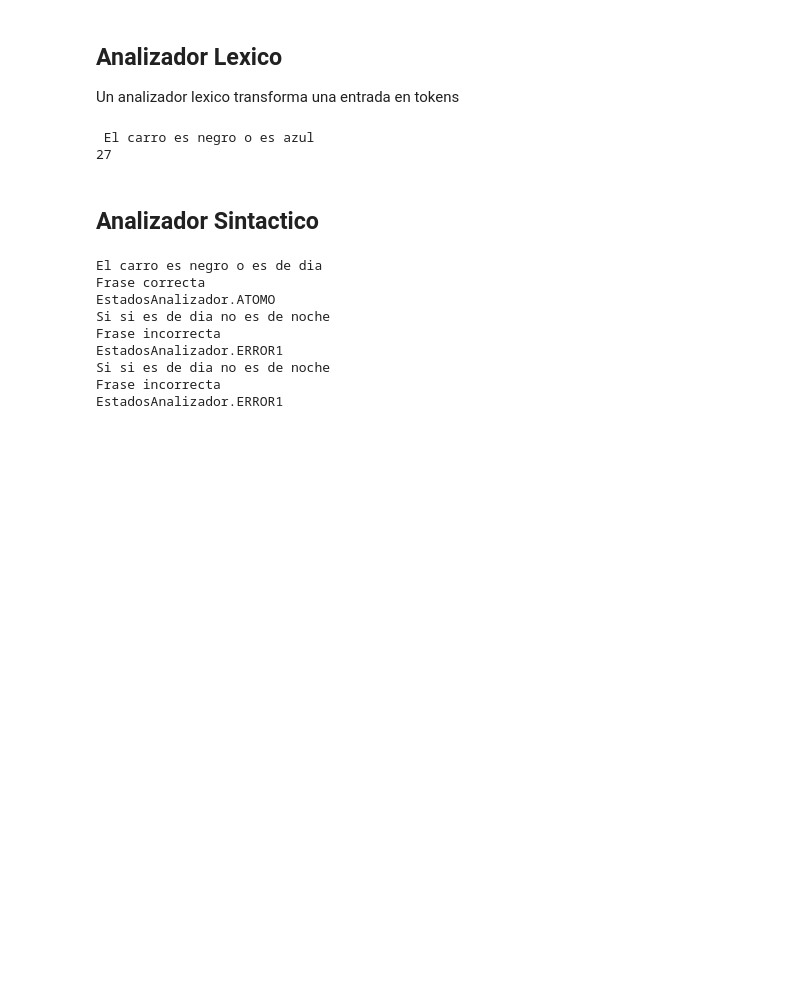
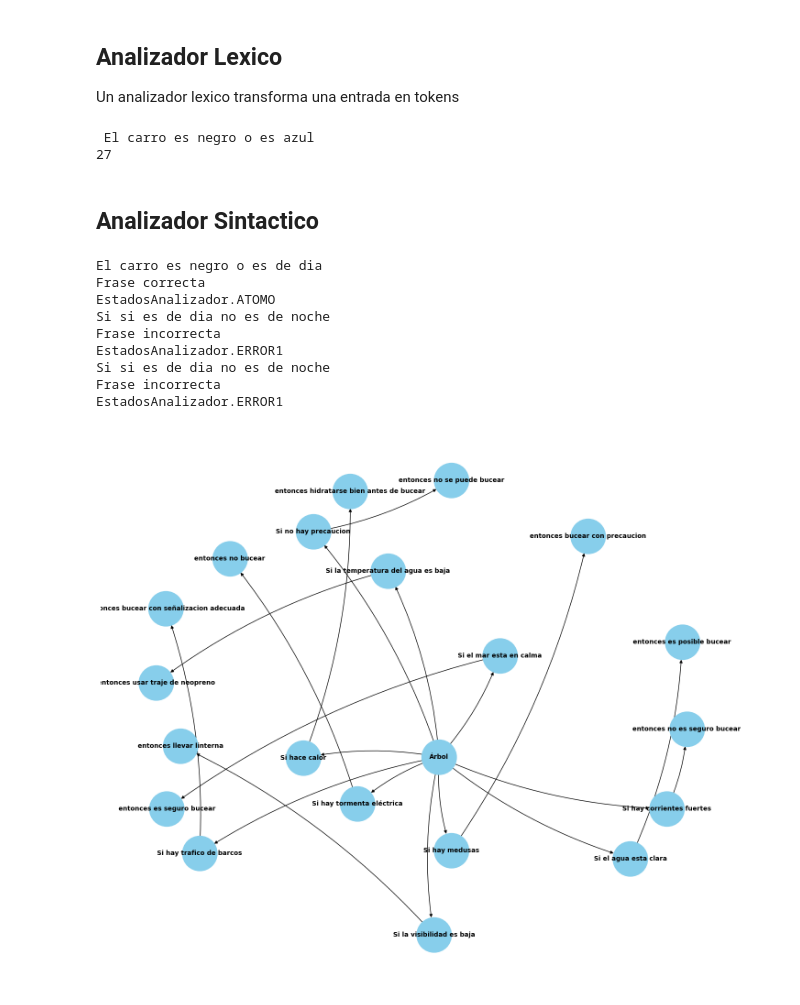
Before and after one commit to BJGB01/SistemaExperto, a Jupyter notebook: Escaner_recursivo.ipynb, the cells around one changed output. Saved outputs shown, nothing was run; the diff lists cells and outputs as text; code cells hidden in the pictures; blank space fills up the shorter version.

```diff
--- a/Escaner_recursivo.ipynb
+++ b/Escaner_recursivo.ipynb
@@ -179,0 +255,90 @@ EstadosAnalizador.ERROR1
+# %%
+import matplotlib.pyplot as plt
+import networkx as nx
+
+class Node:
+    def __init__(self, value):
+        self.value = value
+        self.children = []
+
+    def add_child(self, child):
+        self.children.append(child)
+# %%
+def generate_tree():
+    # Crear el árbol de expresiones
+    root = Node('Árbol')
+
+    # Crear nodos para cada expresión
+    ex1 = Node('Si el agua esta clara')
+    ex1_then = Node('entonces es posible bucear')
+    ex1.add_child(ex1_then)
+
+    ex2 = Node('Si hay medusas')
+    ex2_then = Node('entonces bucear con precaucion')
+    ex2.add_child(ex2_then)
+
+    ex3 = Node('Si no hay precaucion')
+    ex3_then = Node('entonces no se puede bucear')
+    ex3.add_child(ex3_then)
+
+    ex4 = Node('Si hay corrientes fuertes')
+    ex4_then = Node('entonces no es seguro bucear')
+    ex4.add_child(ex4_then)
+
+    ex5 = Node('Si la visibilidad es baja')
+    ex5_then = Node('entonces llevar linterna')
+    ex5.add_child(ex5_then)
+
+    ex6 = Node('Si hay tormenta eléctrica')
+    ex6_then = Node('entonces no bucear')
+    ex6.add_child(ex6_then)
+
+    ex7 = Node('Si el mar esta en calma')
+    ex7_then = Node('entonces es seguro bucear')
+    ex7.add_child(ex7_then)
+
+    ex8 = Node('Si la temperatura del agua es baja')
+    ex8_then = Node('entonces usar traje de neopreno')
+    ex8.add_child(ex8_then)
+
+    ex9 = Node('Si hay trafico de barcos')
+    ex9_then = Node('entonces bucear con señalizacion adecuada')
+    ex9.add_child(ex9_then)
+
+    ex10 = Node('Si hace calor')
+    ex10_then = Node('entonces hidratarse bien antes de bucear')
+    ex10.add_child(ex10_then)
+
+    # Agregar expresiones al nodo raíz
+    root.add_child(ex1)
+    root.add_child(ex2)
+    root.add_child(ex3)
+    root.add_child(ex4)
+    root.add_child(ex5)
+    root.add_child(ex6)
+    root.add_child(ex7)
+    root.add_child(ex8)
+    root.add_child(ex9)
+    root.add_child(ex10)
+
+    return root
+
+def add_edges(G, node, parent=None):
+    if parent:
+        G.add_edge(parent.value, node.value)
+    for child in node.children:
+        add_edges(G, child, node)
+
+def visualize_tree(root):
+    G = nx.DiGraph()
+    add_edges(G, root)
+
+    pos = nx.spring_layout(G, k=1.2, iterations=50)  # Ajustar el parámetro `k` para espaciar los nodos
+    plt.figure(figsize=(14, 12))  # Ajustar el tamaño de la figura
+    nx.draw(G, pos, with_labels=True, node_size=3000, node_color='skyblue', font_size=10, font_weight='bold', arrows=True, connectionstyle='arc3,rad=0.1')
+    plt.show()
+
+root = generate_tree()
+visualize_tree(root)
+# %% [output]
+[figure, added]
```
Also changed, not shown: parts of 2 cells of this notebook.
